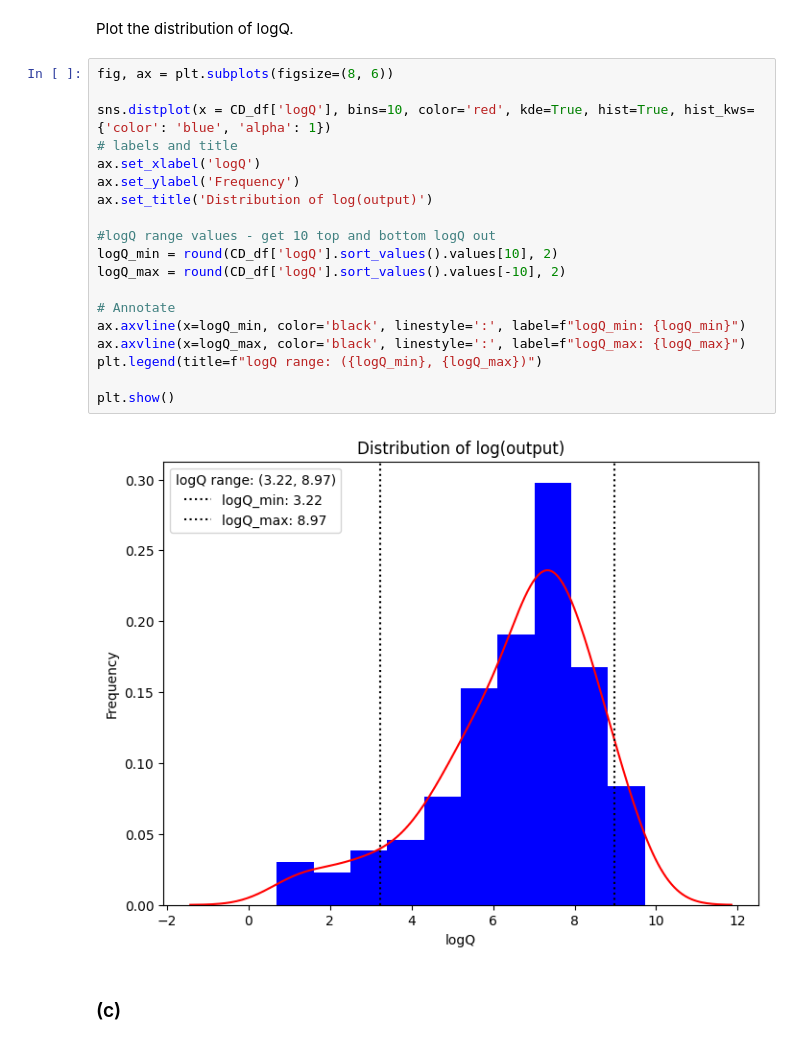
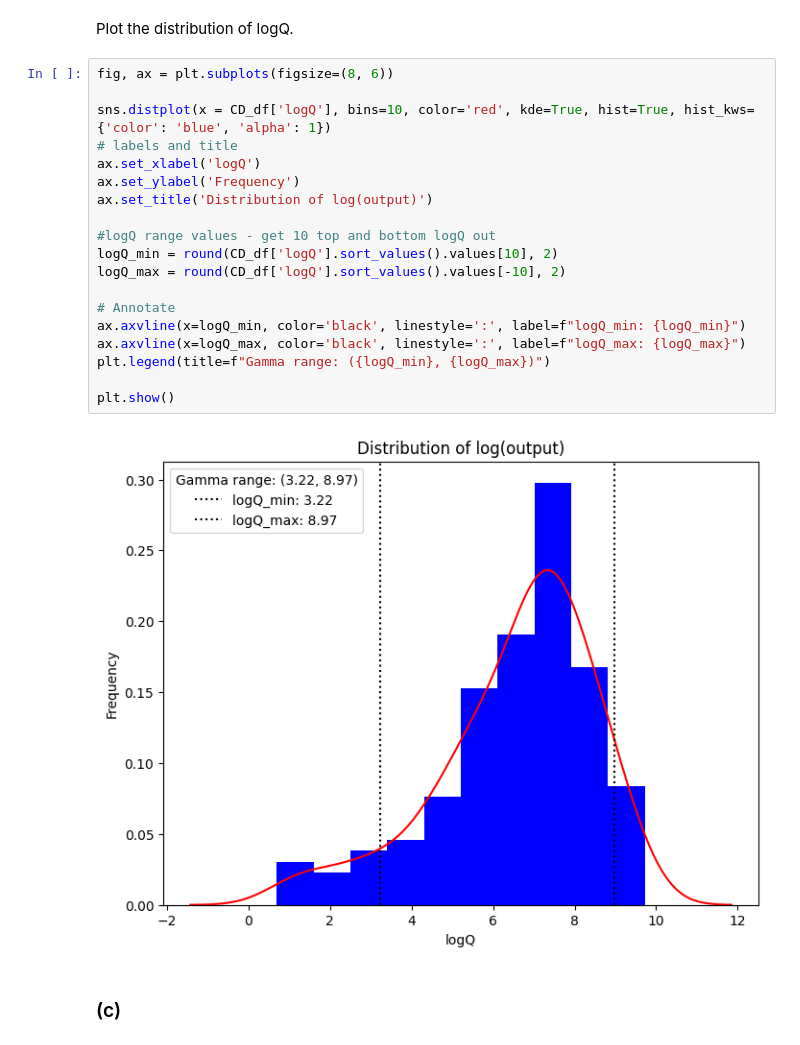
Before and after one commit to Nick-Pupkin/NES, a Jupyter notebook: Nick_Popov_HA_4_econ.ipynb, the cells around one changed output. Drawn from its saved outputs; the diff is of its cells as text.

```diff
--- a/Nick_Popov_HA_4_econ.ipynb
+++ b/Nick_Popov_HA_4_econ.ipynb
@@ -57,24 +57,24 @@ Plot the distribution of logQ.
 # %%
 fig, ax = plt.subplots(figsize=(8, 6))
 
 sns.distplot(x = CD_df['logQ'], bins=10, color='red', kde=True, hist=True, hist_kws={'color': 'blue', 'alpha': 1})
 # labels and title
 ax.set_xlabel('logQ')
 ax.set_ylabel('Frequency')
 ax.set_title('Distribution of log(output)')
 
 #logQ range values - get 10 top and bottom logQ out
 logQ_min = round(CD_df['logQ'].sort_values().values[10], 2)
 logQ_max = round(CD_df['logQ'].sort_values().values[-10], 2)
 
 # Annotate
 ax.axvline(x=logQ_min, color='black', linestyle=':', label=f"logQ_min: {logQ_min}")
 ax.axvline(x=logQ_max, color='black', linestyle=':', label=f"logQ_max: {logQ_max}")
-plt.legend(title=f"logQ range: ({logQ_min}, {logQ_max})")
+plt.legend(title=f"Gamma range: ({logQ_min}, {logQ_max})")
 
 plt.show()
 # %% [output]
-[figure, old version]
+[figure, new version]
 # %% [markdown]
 ### (c)
 # %% [markdown]
```
